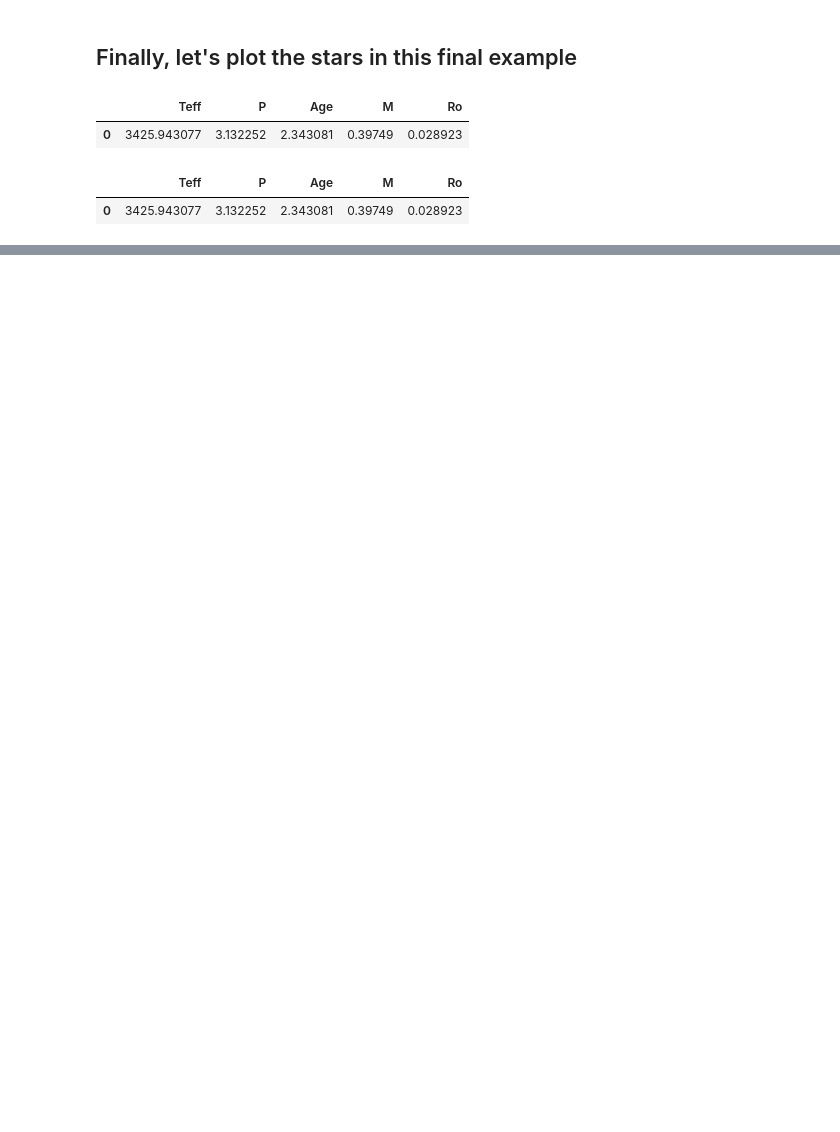
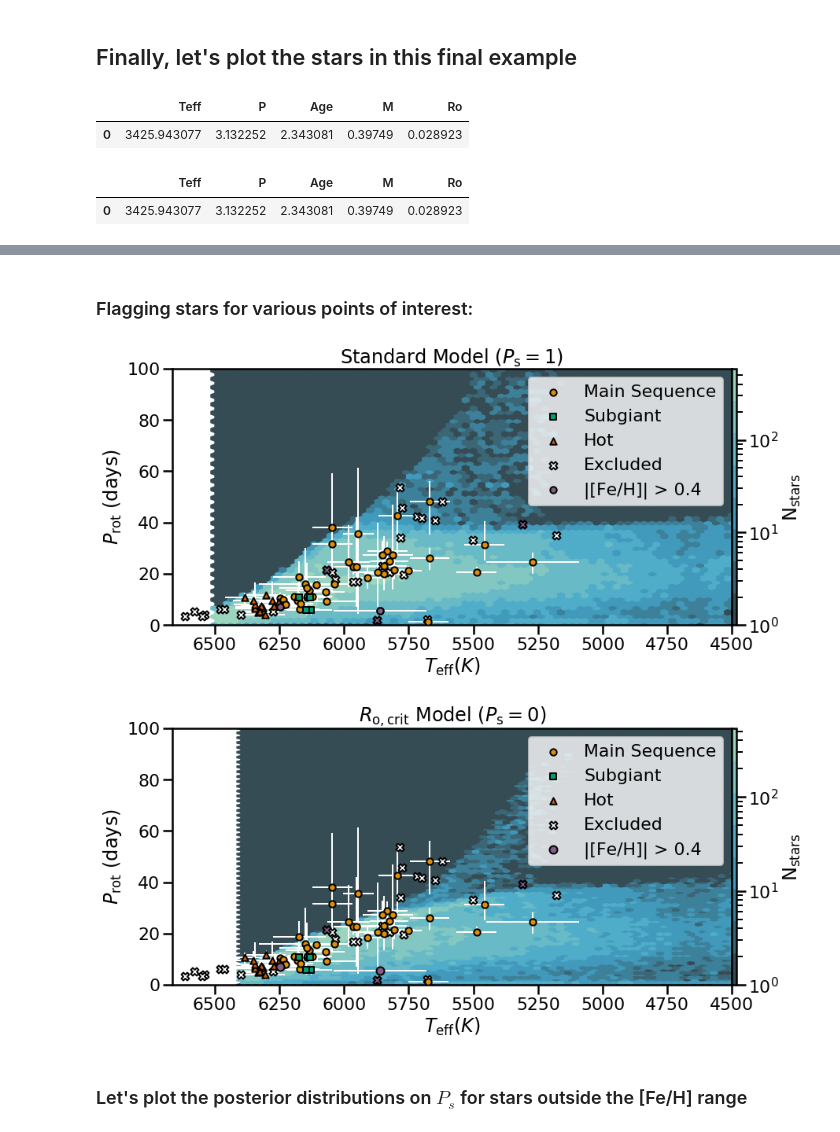
Before and after one commit to ojhall94/malatium, a Jupyter notebook: models/consolidate.ipynb, the cells around one changed output, grey strips where cells are left out. Saved outputs shown, nothing was run; the diff lists cells and outputs as text; code cells hidden in the pictures; blank space fills up the shorter version.

```diff
--- a/models/consolidate.ipynb
+++ b/models/consolidate.ipynb
@@ -391,0 +395,68 @@ plt.show()
+# %% [markdown]
+### Flagging stars for various points of interest:
+# %%
+fin = ati[fsel]
+Ps = np.median(f_post_pa, axis=1)
+exc = ati.loc[~ati['KIC'].isin(fin.KIC)]
+feh = fin.loc[np.abs(fin.feh.values) > 0.4]
+excfeh = exc.loc[np.abs(exc.feh.values) > 0.4]
+# %%
+ms = (fin.hrclass == 'MS').values
+h = (fin.hrclass == 'H').values
+sg = (fin.hrclass == 'SG').values
+# %%
+fig = plt.figure(figsize=(15,6))
+ax = plt.gca()
+c = ax.hexbin(standard.Teff, standard.P, cmap=cmap, bins='log')
+ax.invert_xaxis()
+ax.scatter(np.nan, np.nan)
+ax.scatter(fin.Teff[ms], fin.P[ms], marker='o', s=70,zorder=3, ec='k', lw='2', label='Main Sequence')
+ax.scatter(fin.Teff[sg], fin.P[sg], marker=',', s=70,zorder=3, ec='k', lw='2', label='Subgiant')
+ax.scatter(fin.Teff[h], fin.P[h], marker='^', s=70,zorder=3, ec='k', lw='2', label='Hot')
+
+# Excluded
+ax.scatter(exc.Teff, exc.P, marker='X', s=100,zorder=2, ec='k', c='w', lw=2, label='Excluded')
+# FeH
+ax.scatter(excfeh.Teff, excfeh.P, marker='X', s=100,zorder=5, ec='k',
+           c=sns.xkcd_rgb["dusty purple"], lw=2)
+ax.scatter(feh.Teff, feh.P, marker='o', s=70,zorder=5, ec='k',
+           c=sns.xkcd_rgb["dusty purple"], lw=2, label='|[Fe/H]| > 0.4')
+ax.errorbar(fin.Teff, fin.P, c='w', lw=2, xerr=fin.eTeff, yerr=[fin.l_P, fin.u_P], fmt='|', zorder=1)
+ax.set_ylim(0, 100)
+ax.set_xlim(ati.Teff.max()+50, 4500)
+ax.set_ylabel(r'$P_{\rm rot}$ (days)')
+ax.set_xlabel(r'$T_{\rm eff} (K)$')
+ax.set_title(r'Standard Model ($P_{\rm s} = 1$) ')
+ax.legend(loc='upper right')
+fig.colorbar(c,label=r'$\rm{N_{\rm stars}}$', pad=0,aspect=60)
+plt.show()
+
+fig = plt.figure(figsize=(15,6))
+ax = plt.gca()
+c = ax.hexbin(rocrit.Teff, rocrit.P, cmap=cmap, bins='log')
+ax.invert_xaxis()
+ax.scatter(np.nan, np.nan)
+ax.scatter(fin.Teff[ms], fin.P[ms], marker='o', s=70,zorder=3, ec='k', lw='2', label='Main Sequence')
+ax.scatter(fin.Teff[sg], fin.P[sg], marker=',', s=70,zorder=3, ec='k', lw='2', label='Subgiant')
+ax.scatter(fin.Teff[h], fin.P[h], marker='^', s=70,zorder=3, ec='k', lw='2', label='Hot')
+
+ax.scatter(exc.Teff, exc.P, marker='X', s=100,zorder=2, ec='k', c='w', lw=2, label='Excluded')
+ax.scatter(excfeh.Teff, excfeh.P, marker='X', s=100,zorder=5, ec='k',
+           c=sns.xkcd_rgb["dusty purple"], lw=2)
+ax.scatter(feh.Teff, feh.P, marker='o', s=100,zorder=5, ec='k',
+           c=sns.xkcd_rgb["dusty purple"], lw=2, label='|[Fe/H]| > 0.4')
+
+ax.errorbar(fin.Teff, fin.P, c='w', lw=2, xerr=fin.eTeff, yerr=[fin.l_P, fin.u_P], fmt='|', zorder=1)
+ax.set_ylim(0, 100)
+ax.set_xlim(ati.Teff.max()+50, 4500)
+ax.set_ylabel(r'$P_{\rm rot}$ (days)')
+ax.set_xlabel(r'$T_{\rm eff} (K)$')
+ax.set_title(r'$R_{\rm o,crit}$ Model ($P_{\rm s} = 0$)')
+ax.legend(loc='upper right')
+fig.colorbar(c,label=r'$\rm{N_{\rm stars}}$', pad=0,aspect=60)
+plt.show()
+# %% [output]
+[figure, added]
+[figure, added]
+# %% [markdown]
+### Let's plot the posterior distributions on $P_s$ for stars outside the [Fe/H] range
```
Also changed, not shown: parts of 24 cells of this notebook, 1 other file.
